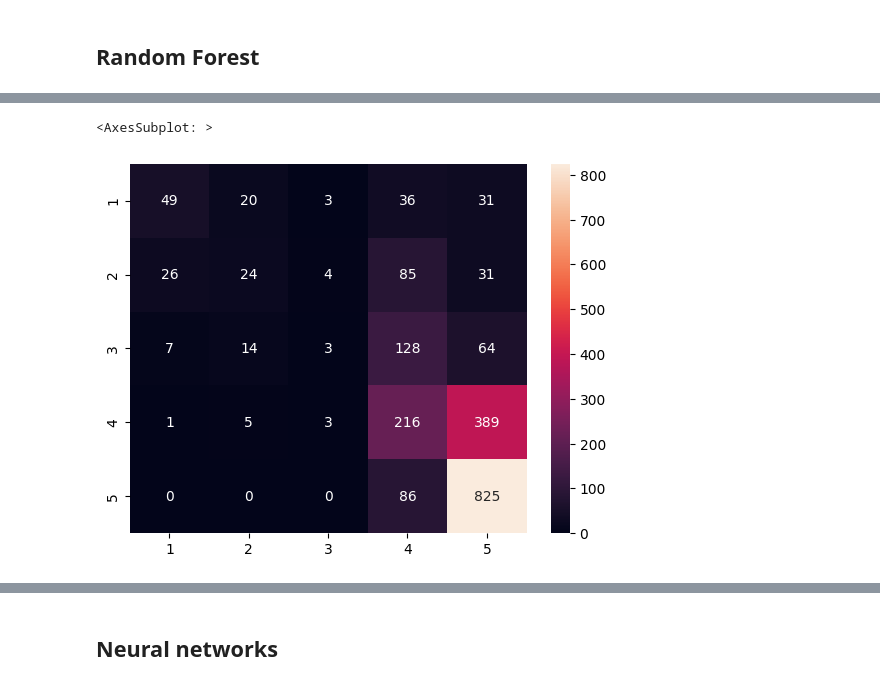
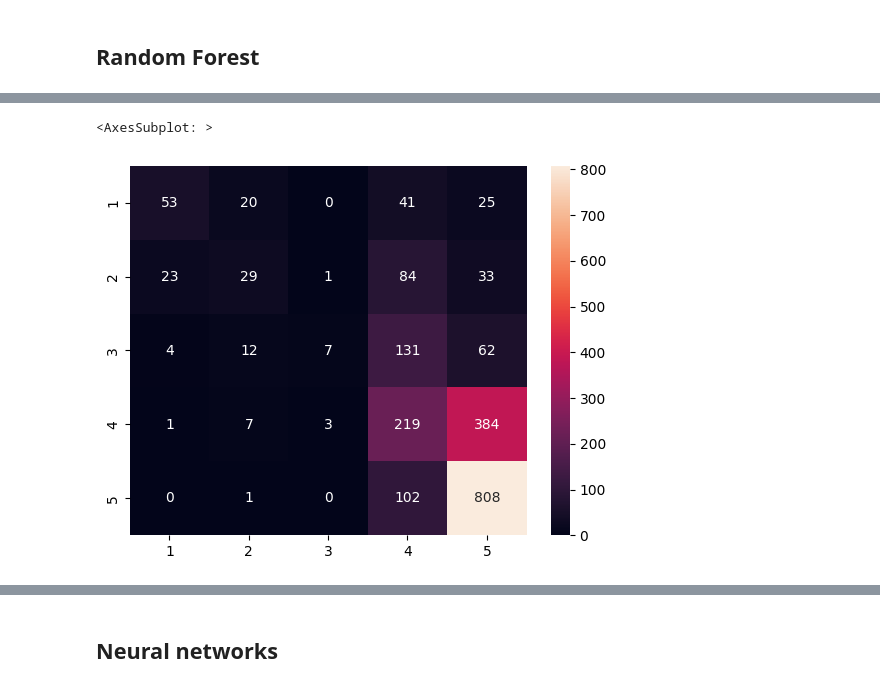
Before and after one commit to Milan-Exchange/Text-Mining-and-Search, a Jupyter notebook: text_classification.ipynb, the cells around one changed output, grey strips where cells are left out. Saved outputs shown, nothing was run; the diff lists cells and outputs as text; code cells hidden in the pictures.

```diff
--- a/text_classification.ipynb
+++ b/text_classification.ipynb
@@ -246,8 +304,11 @@ for _, row in reviews_for_classification.iterrows():
 len(X[0])
 # %% [output]
 35
+# %%
+scaler = StandardScaler()
+X_scaled = scaler.fit_transform(X)
 # %%
-X_train, X_test, y_train, y_test = train_test_split(X, reviews_for_classification.Rating,
+X_train, X_test, y_train, y_test = train_test_split(X_scaled, reviews_for_classification.Rating,
                                                     test_size=0.1,
                                                     random_state=42)
 # %%
@@ -257,6 +318,6 @@ len(X_train), len(y_train), len(X_test), len(y_test)
 # %%
 # increasing C to weaken the L2 regularization
 # at first the classifier was predicting only rating 5
-svc_metadata = SVC(C=5)
+svc_metadata = SVC(C=3)
 svc_metadata.fit(X_train, y_train)
 # %% [output]
@@ -328,7 +390,7 @@ sn.heatmap(confusion_M_df, annot=True, fmt='g', annot_kws={"size": 10})
 # %% [markdown]
 ## Random Forest
 # %%
-RFC = RandomForestClassifier(max_depth=10, random_state=42)
+RFC = RandomForestClassifier(max_depth=12, random_state=42)
 # %%
 RFC.fit(X_train, y_train)
 # %% [output]
@@ -342,11 +404,5 @@ accuracy_score(y_test, y_pred)
 # %%
-# TODO: deal with exponentials view
-confusion_M = confusion_matrix(y_test, y_pred)
-
-possible_reviews = range(1,6)
-confusion_M_df = pd.DataFrame(confusion_M, columns=possible_reviews, index=possible_reviews)
-
-sn.heatmap(confusion_M_df, annot=True, fmt='g', annot_kws={"size": 10})
+plot_confusion_matrix(y_test, y_pred)
 # %% [output]
 <AxesSubplot: >
-[figure, old version]
+[figure, new version]
```
Also changed, not shown: parts of 35 cells of this notebook.
